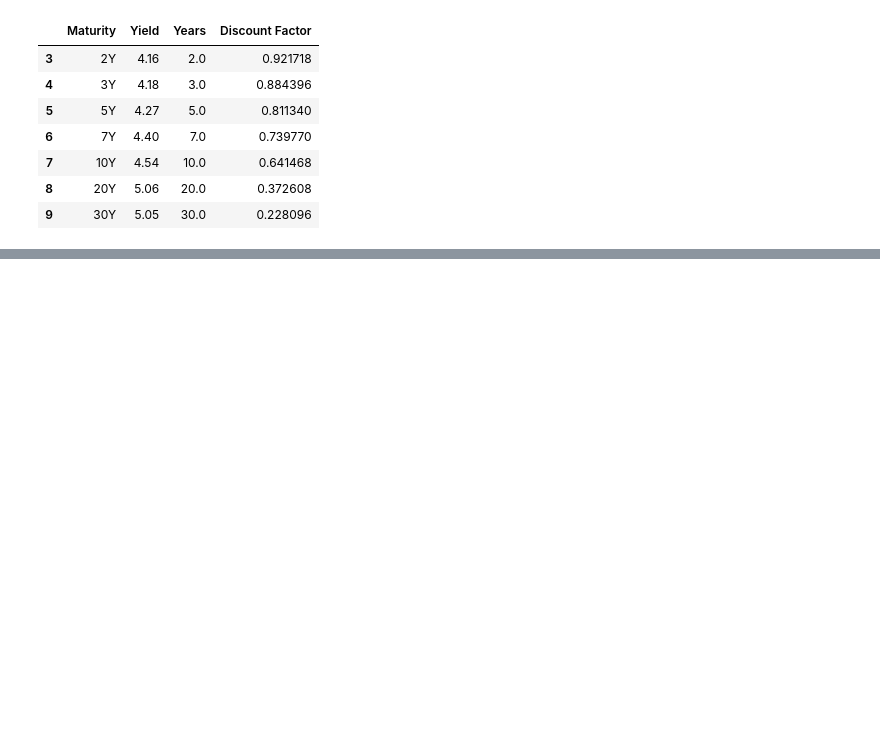
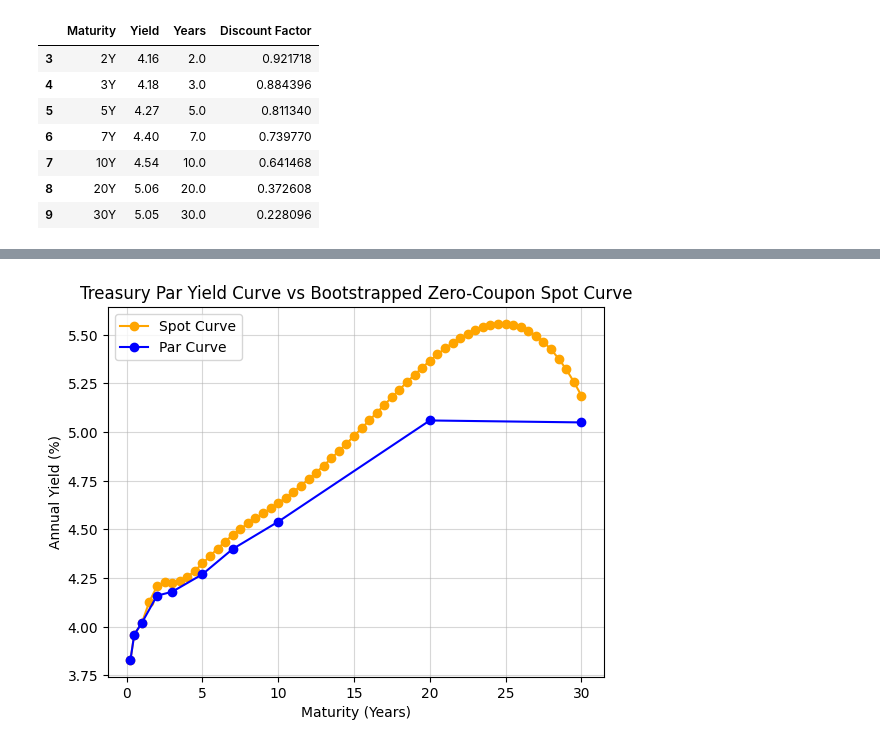
Before and after one commit to gy623/Interest-Rate-Curve-Bootstrapping-and-Stress-Testing, a Jupyter notebook: notebooks/02_bootstrap_zero_curve.ipynb, the cells around one changed output, grey strips where cells are left out. Cells and saved outputs as stored; diff of their text form; code cells hidden in the pictures; blank space fills up the shorter version.

```diff
--- a/notebooks/02_bootstrap_zero_curve.ipynb
+++ b/notebooks/02_bootstrap_zero_curve.ipynb
@@ -91,0 +116,3 @@ bootstrap
+# %%
+zero_curve = pd.DataFrame(bootstrap.items(), columns = ["Years", "Discount Factor"])
+zero_curve
@@ -92,2 +133,5 @@ bootstrap
 # %%
+# Rearrange for spot rates
+zero_curve["Spot Rate"] = zero_curve["Discount Factor"] ** (-1 / zero_curve["Years"]) - 1
+zero_curve
 # %% [output]
@@ -94,0 +151,12 @@ np.float64(7.531850564372564)
+# %%
+plt.plot(zero_curve["Years"], zero_curve["Spot Rate"] * 100, marker='o', color='orange', label = "Spot Curve")
+plt.plot(curve["Years"], curve["Yield"], marker='o', color='blue', label = "Par Curve")
+
+plt.xlabel("Maturity (Years)")
+plt.ylabel("Annual Yield (%)")
+plt.title("Treasury Par Yield Curve vs Bootstrapped Zero-Coupon Spot Curve")
+
+plt.legend()
+plt.grid(alpha = 0.5)
+# %% [output]
+[figure, added]
```
Also changed, not shown: parts of 10 cells of this notebook, 1 other file.
